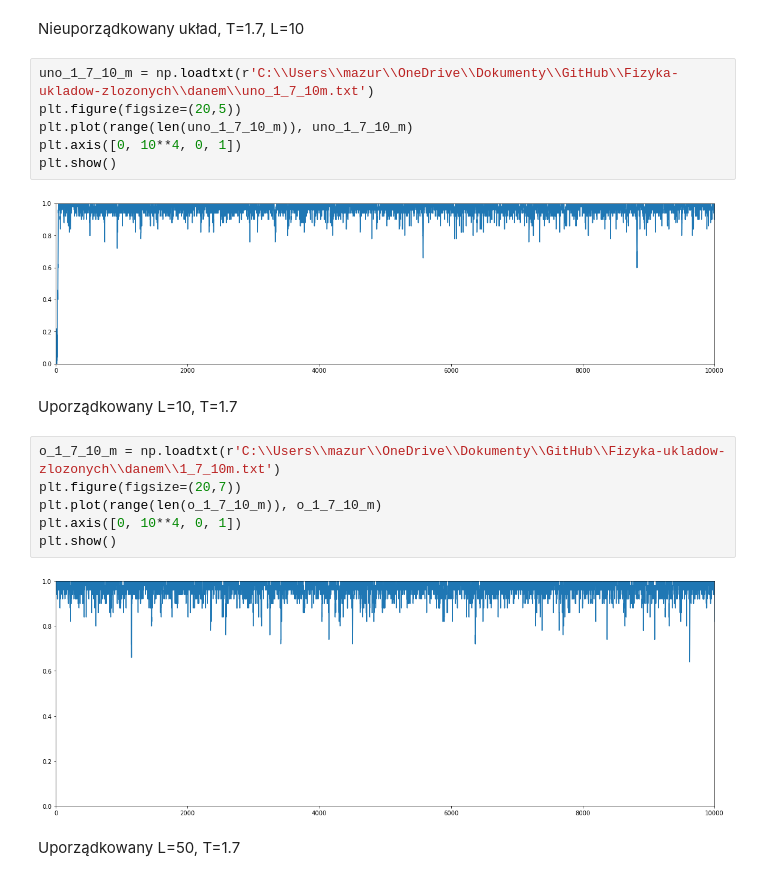
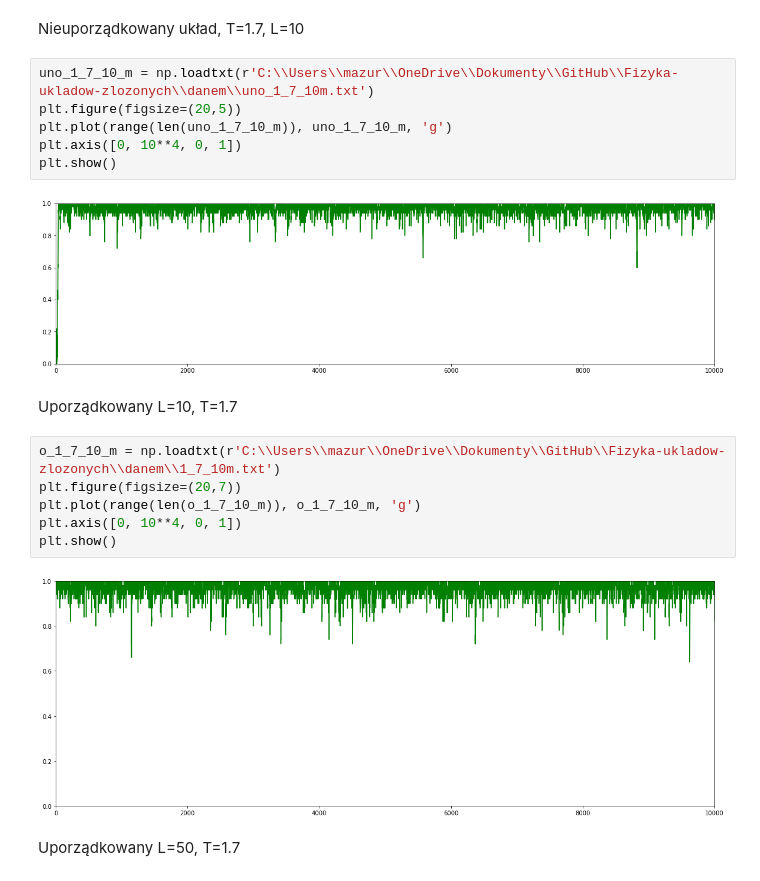
Before and after one commit to Swinkawkrawacie/Fizyka-ukladow-zlozonych, a Jupyter notebook: Generowanie_danych.ipynb, the cells around one changed output. Drawn from its saved outputs; the diff is of its cells as text.

```diff
--- a/Generowanie_danych.ipynb
+++ b/Generowanie_danych.ipynb
@@ -300,21 +278,21 @@ Nieuporządkowany układ, T=1.7, L=10
 # %%
 uno_1_7_10_m = np.loadtxt(r'C:\\Users\\mazur\\OneDrive\\Dokumenty\\GitHub\\Fizyka-ukladow-zlozonych\\danem\\uno_1_7_10m.txt')
 plt.figure(figsize=(20,5))
-plt.plot(range(len(uno_1_7_10_m)), uno_1_7_10_m)
+plt.plot(range(len(uno_1_7_10_m)), uno_1_7_10_m, 'g')
 plt.axis([0, 10**4, 0, 1])
 plt.show()
 # %% [output]
-[figure, old version]
+[figure, new version]
 # %% [markdown]
 Uporządkowany L=10, T=1.7
 # %%
 o_1_7_10_m = np.loadtxt(r'C:\\Users\\mazur\\OneDrive\\Dokumenty\\GitHub\\Fizyka-ukladow-zlozonych\\danem\\1_7_10m.txt')
 plt.figure(figsize=(20,7))
-plt.plot(range(len(o_1_7_10_m)), o_1_7_10_m)
+plt.plot(range(len(o_1_7_10_m)), o_1_7_10_m, 'g')
 plt.axis([0, 10**4, 0, 1])
 plt.show()
 # %% [output]
-[figure, old version]
+[figure, new version]
 # %% [markdown]
 Uporządkowany L=50, T=1.7
 # %%
```
Also changed, not shown: parts of 54 cells of this notebook, 1 other file.
